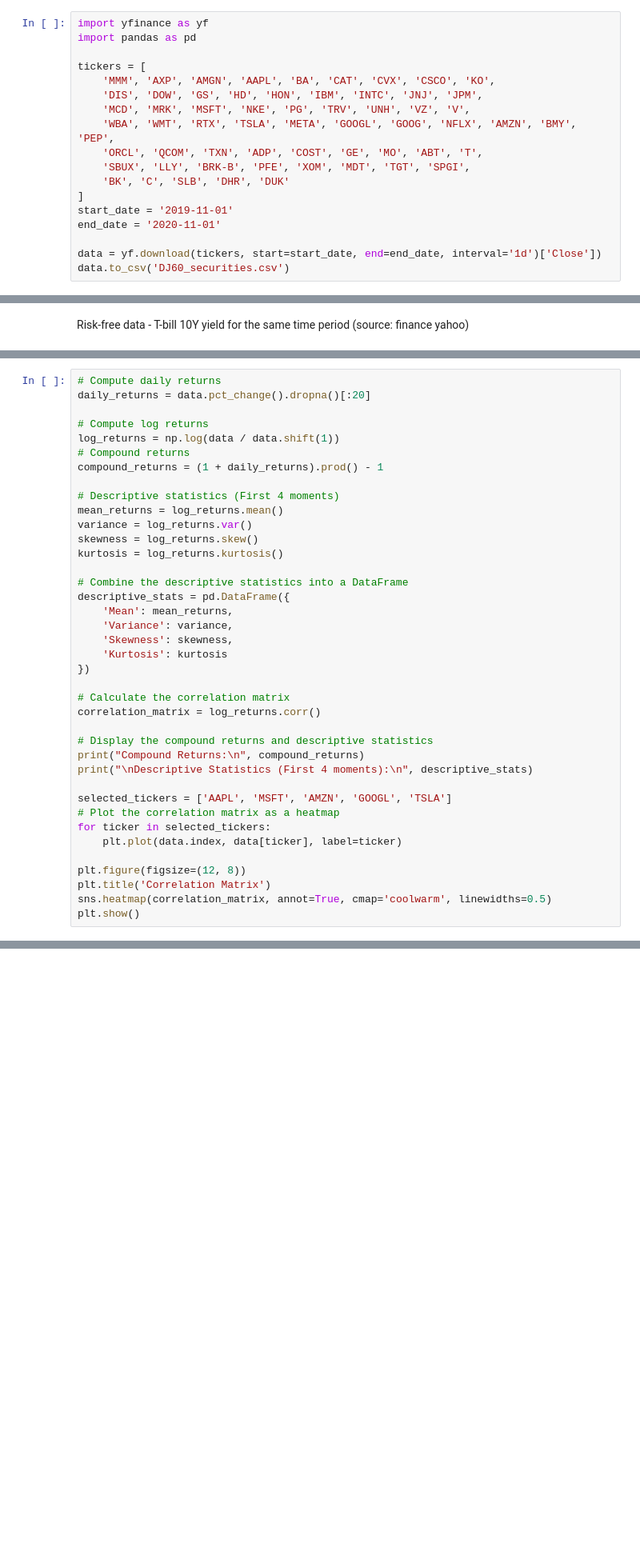
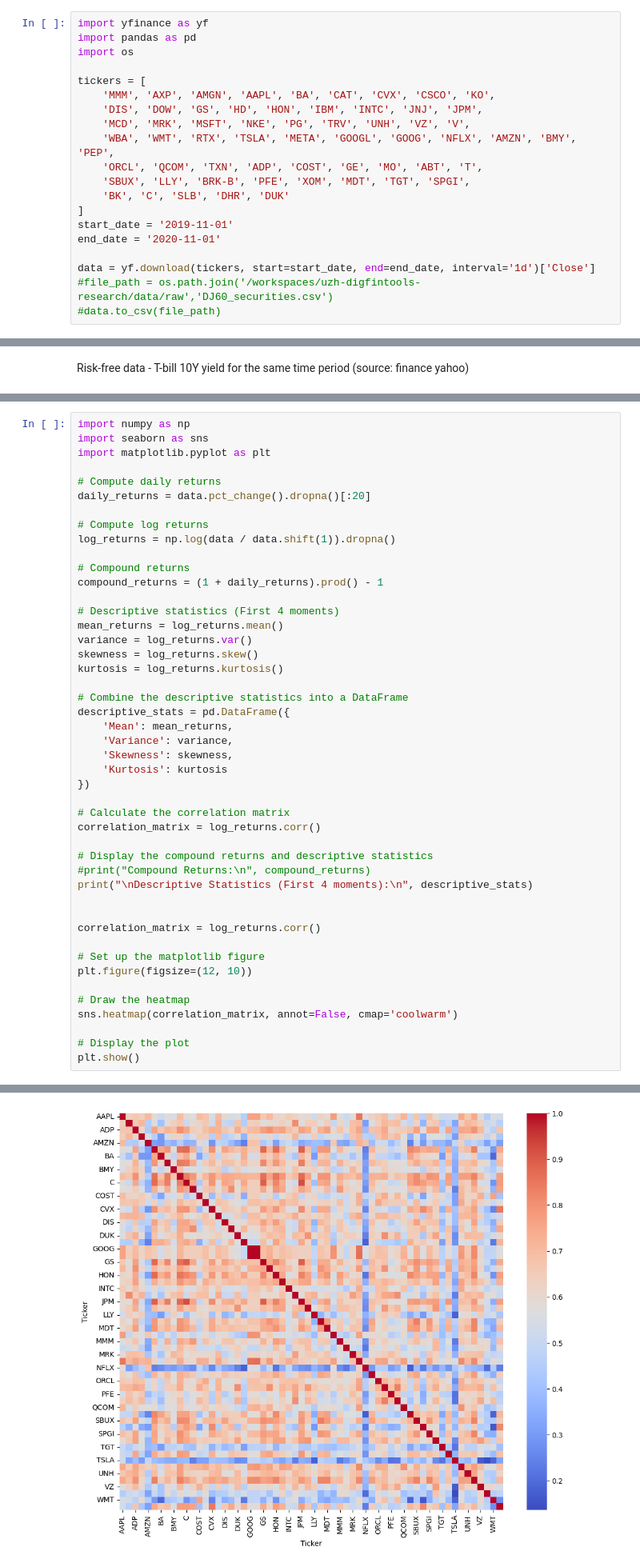
Before and after one commit to azizbekasadov/uzh-digfintools-research, a Jupyter notebook: src/main.ipynb, the cells around one changed output, grey strips where cells are left out. Shown at 80% size. Drawn from its saved outputs; the diff is of its cells as text; blank space fills up the shorter version.

```diff
--- a/src/main.ipynb
+++ b/src/main.ipynb
@@ -6,6 +25,7 @@ Equity data - D&J 60 from 2019-11-01 to 2020-11-01 (source: finance yahoo)
 # %%
 import yfinance as yf
 import pandas as pd
+import os
 
 tickers = [
     'MMM', 'AXP', 'AMGN', 'AAPL', 'BA', 'CAT', 'CVX', 'CSCO', 'KO',
@@ -19,5 +39,6 @@ tickers = [
 start_date = '2019-11-01'
 end_date = '2020-11-01'
 
-data = yf.download(tickers, start=start_date, end=end_date, interval='1d')['Close'])
-data.to_csv('DJ60_securities.csv')
+data = yf.download(tickers, start=start_date, end=end_date, interval='1d')['Close']
+#file_path = os.path.join('/workspaces/uzh-digfintools-research/data/raw','DJ60_securities.csv')
+#data.to_csv(file_path)
@@ -48,9 +87,14 @@ plt.show()
 # %%
+import numpy as np
+import seaborn as sns
+import matplotlib.pyplot as plt
+
 # Compute daily returns
 daily_returns = data.pct_change().dropna()[:20]
 
 # Compute log returns
-log_returns = np.log(data / data.shift(1))
+log_returns = np.log(data / data.shift(1)).dropna()
+
 # Compound returns
 compound_returns = (1 + daily_returns).prod() - 1
 
@@ -72,15 +116,18 @@ descriptive_stats = pd.DataFrame({
 correlation_matrix = log_returns.corr()
 
 # Display the compound returns and descriptive statistics
-print("Compound Returns:\n", compound_returns)
+#print("Compound Returns:\n", compound_returns)
 print("\nDescriptive Statistics (First 4 moments):\n", descriptive_stats)
 
-selected_tickers = ['AAPL', 'MSFT', 'AMZN', 'GOOGL', 'TSLA']
-# Plot the correlation matrix as a heatmap
-for ticker in selected_tickers:
-    plt.plot(data.index, data[ticker], label=ticker)
 
-plt.figure(figsize=(12, 8))
-plt.title('Correlation Matrix')
-sns.heatmap(correlation_matrix, annot=True, cmap='coolwarm', linewidths=0.5)
+correlation_matrix = log_returns.corr()
+
+# Set up the matplotlib figure
+plt.figure(figsize=(12, 10))
+
+# Draw the heatmap
+sns.heatmap(correlation_matrix, annot=False, cmap='coolwarm')
+
+# Display the plot
 plt.show()
+# %% [output]
@@ -86,0 +151 @@ plt.show()
+[figure, added]
```
Also changed, not shown: parts of 19 cells of this notebook.
